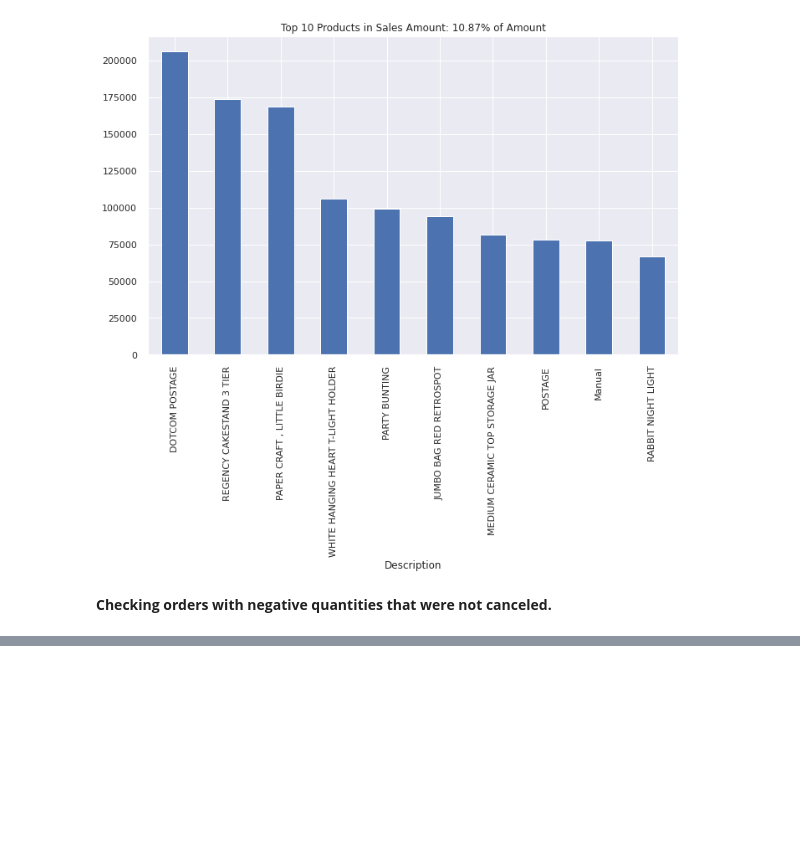
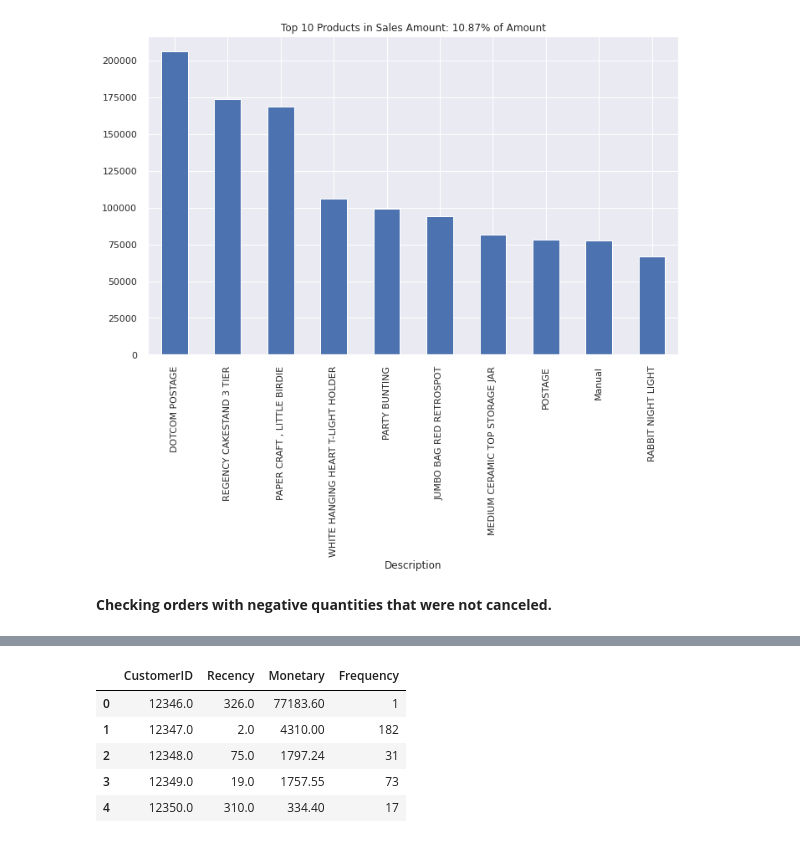
Before and after one commit to AnkitPatel745/Online-Retail-Customer-Segmentation, a Jupyter notebook: Online_Retail_Customer_Segmentation.ipynb, the cells around one changed output, grey strips where cells are left out. Cells and saved outputs as stored; diff of their text form; code cells hidden in the pictures; blank space fills up the shorter version.

```diff
--- a/Online_Retail_Customer_Segmentation.ipynb
+++ b/Online_Retail_Customer_Segmentation.ipynb
@@ -540,0 +654,5 @@ g = AmoutSum[Top10].\
+# %%
+df['Monetary'] = df['Quantity']*df['UnitPrice']
+# %%
+customer_monetary_val = df[['CustomerID','Monetary']].groupby('CustomerID').sum().reset_index()
+customer_monetary_val.head()
@@ -540,0 +666,3 @@ g = AmoutSum[Top10].\
+# %%
+customer_history_df=customer_history_df.merge(customer_monetary_val,how='outer')
+customer_history_df.head()
@@ -540,0 +678,4 @@ g = AmoutSum[Top10].\
+# %%
+customer_freq = df[['CustomerID','Monetary']].groupby('CustomerID').count().reset_index()
+customer_freq.rename(columns={'Monetary':'Frequency'},inplace=True)
+customer_freq.head()
@@ -540,0 +689,10 @@ g = AmoutSum[Top10].\
+# %%
+customer_history_df=customer_history_df.merge(customer_freq,how='outer')
+customer_history_df.head()
+# %% [output]
+|  | CustomerID | Recency | Monetary | Frequency |
+| 0 | 12346.0 | 326.0 | 77183.60 | 1 |
+| 1 | 12347.0 | 2.0 | 4310.00 | 182 |
+| 2 | 12348.0 | 75.0 | 1797.24 | 31 |
+| 3 | 12349.0 | 19.0 | 1757.55 | 73 |
+| 4 | 12350.0 | 310.0 | 334.40 | 17 |
```
Also changed, not shown: parts of 20 cells of this notebook.
